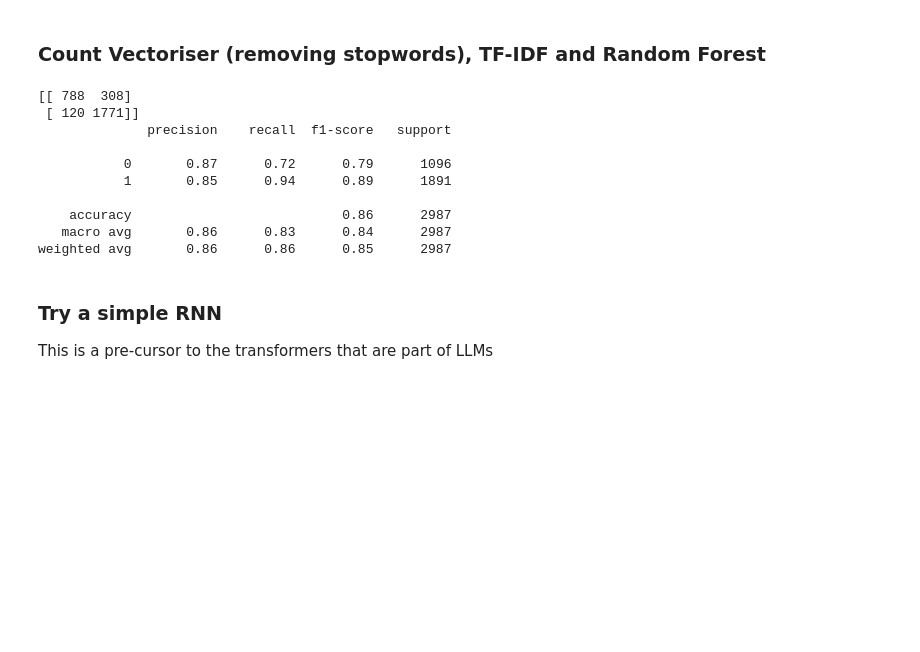
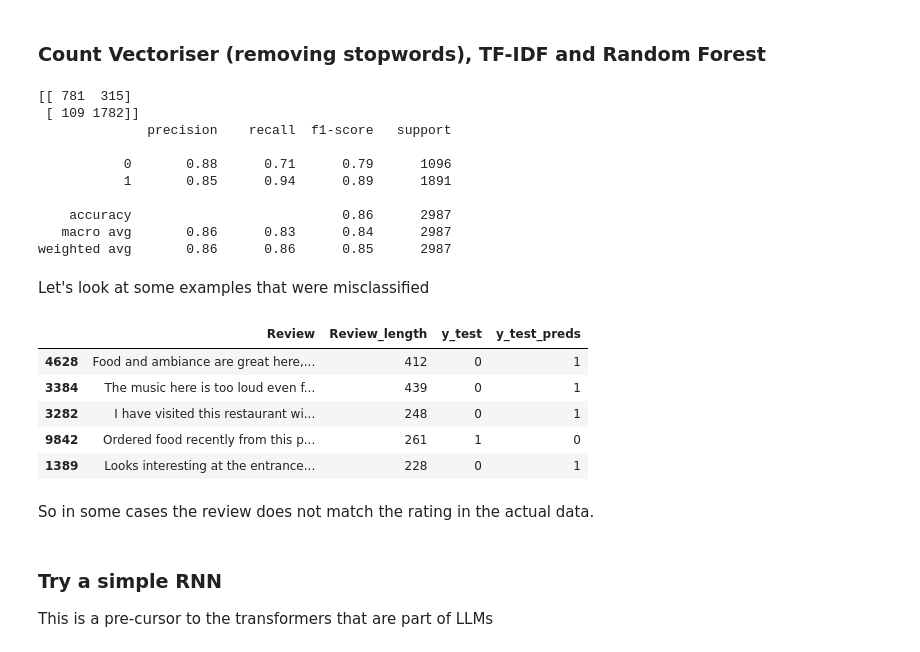
Before and after one commit to RobertVallance/restaurant_sentiment_analysis, a Jupyter notebook: restaurant_sentiment_analysis.ipynb, the cells around one changed output. Saved outputs shown, nothing was run; the diff lists cells and outputs as text; code cells hidden in the pictures; blank space fills up the shorter version.

```diff
--- a/restaurant_sentiment_analysis.ipynb
+++ b/restaurant_sentiment_analysis.ipynb
@@ -404,7 +404,7 @@ weighted avg       0.86      0.86      0.85      2987
 X = df[['Review', 'Review_length']]
 y = df['Sentiment']
 
-X_train, X_test, y_train, y_test = train_test_split(X, y, test_size=0.3, random_state=101)
+X_train_orig, X_test_orig, y_train_orig, y_test_orig = train_test_split(X, y, test_size=0.3, random_state=101)
 # %%
 # Set up pipeline to which involves a CountVectoriser (bag of words with counts) and random forest
 
@@ -416,9 +416,17 @@ text_pipeline = Pipeline([
 numeric_pipeline = Pipeline([
     ('scaler', StandardScaler()) # scales values to have mean of 0 and std of 1
 ])
+# %%
+full_pipeline = ColumnTransformer(transformers=[
+    ('text', text_pipeline, 'Review'), # must be 1D array passed to text_pipleline
+    ('numeric', numeric_pipeline, ['Review_length'])
+])
 # %%
-X_train = full_pipeline.fit_transform(X_train)
-X_test = full_pipeline.transform(X_test)
+X_train = full_pipeline.fit_transform(X_train_orig)
+X_test = full_pipeline.transform(X_test_orig)
+
+y_train = y_train_orig
+y_test = y_test_orig
 # %%
 random_forest_classfier = RandomForestClassifier(random_state=42, n_estimators=100)
 random_forest_classfier.fit(X_train, y_train)
@@ -427,16 +435,33 @@ y_test_preds = random_forest_classfier.predict(X_test)
 print(confusion_matrix(y_test, y_test_preds))
 print(classification_report(y_test, y_test_preds))
 # %% [output]
-[[ 788  308]
- [ 120 1771]]
+[[ 781  315]
+ [ 109 1782]]
               precision    recall  f1-score   support
 
-           0       0.87      0.72      0.79      1096
+           0       0.88      0.71      0.79      1096
            1       0.85      0.94      0.89      1891
 
     accuracy                           0.86      2987
    macro avg       0.86      0.83      0.84      2987
 weighted avg       0.86      0.86      0.85      2987
+# %% [markdown]
+Let's look at some examples that were misclassified
+# %%
+X_test_orig['y_test'] = y_test
+X_test_orig['y_test_preds'] = y_test_preds
+# %%
+pd.set_option('display.max_colwidth', None)
+X_test_orig[X_test_orig['y_test'] != X_test_orig['y_test_preds']].sample(5, random_state=42)
+# %% [output]
+|  | Review | Review_length | y_test | y_test_preds |
+| 4628 | Food and ambiance are great here,... | 412 | 0 | 1 |
+| 3384 | The music here is too loud even f... | 439 | 0 | 1 |
+| 3282 | I have visited this restaurant wi... | 248 | 0 | 1 |
+| 9842 | Ordered food recently from this p... | 261 | 1 | 0 |
+| 1389 | Looks interesting at the entrance... | 228 | 0 | 1 |
+# %% [markdown]
+So in some cases the review does not match the rating in the actual data.
 # %% [markdown]
 ### Try a simple RNN
 This is a pre-cursor to the transformers that are part of LLMs
```
Also changed, not shown: parts of 26 cells of this notebook.
